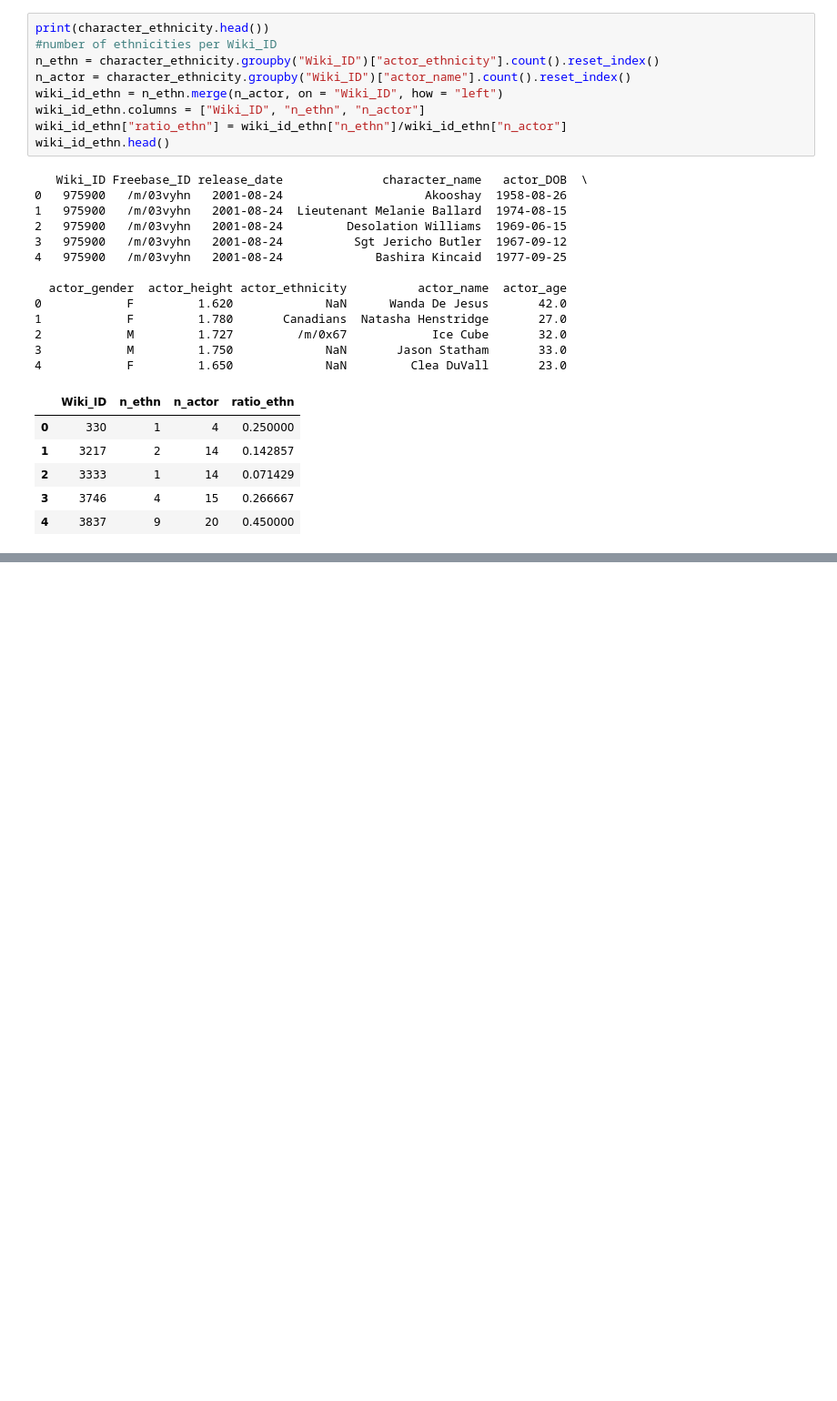
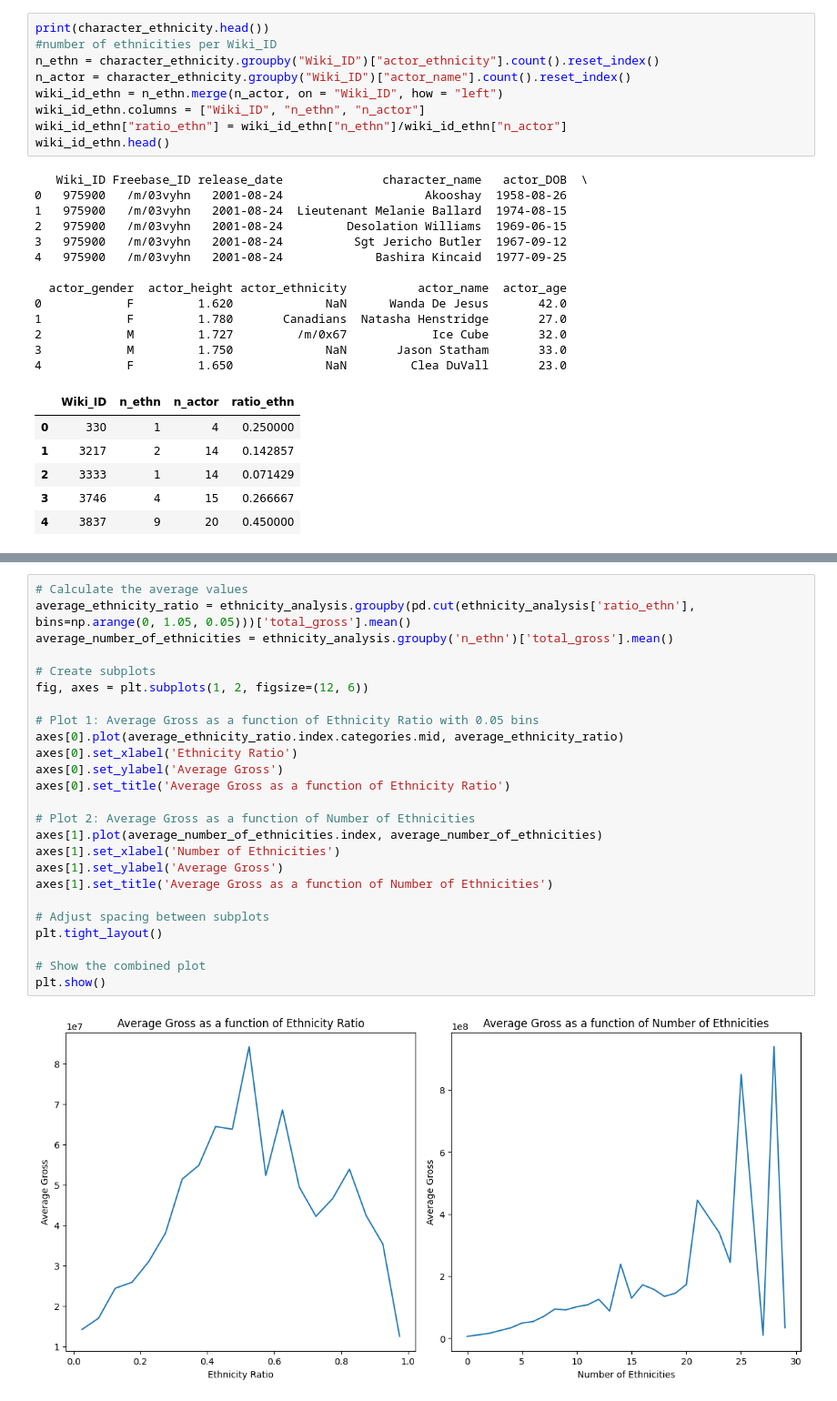
Before and after one commit to epfl-ada/ada-2023-project-nada2023, a Jupyter notebook: notebook.ipynb, the cells around one changed output, grey strips where cells are left out. Shown: that part at 91% size. Drawn from its saved outputs; the diff is of its cells as text; blank space fills up the shorter version.

```diff
--- a/notebook.ipynb
+++ b/notebook.ipynb
@@ -686,0 +720,27 @@ wiki_id_ethn.head()
+# %%
+# Calculate the average values
+average_ethnicity_ratio = ethnicity_analysis.groupby(pd.cut(ethnicity_analysis['ratio_ethn'], bins=np.arange(0, 1.05, 0.05)))['total_gross'].mean()
+average_number_of_ethnicities = ethnicity_analysis.groupby('n_ethn')['total_gross'].mean()
+
+# Create subplots
+fig, axes = plt.subplots(1, 2, figsize=(12, 6))
+
+# Plot 1: Average Gross as a function of Ethnicity Ratio with 0.05 bins
+axes[0].plot(average_ethnicity_ratio.index.categories.mid, average_ethnicity_ratio)
+axes[0].set_xlabel('Ethnicity Ratio')
+axes[0].set_ylabel('Average Gross')
+axes[0].set_title('Average Gross as a function of Ethnicity Ratio')
+
+# Plot 2: Average Gross as a function of Number of Ethnicities
+axes[1].plot(average_number_of_ethnicities.index, average_number_of_ethnicities)
+axes[1].set_xlabel('Number of Ethnicities')
+axes[1].set_ylabel('Average Gross')
+axes[1].set_title('Average Gross as a function of Number of Ethnicities')
+
+# Adjust spacing between subplots
+plt.tight_layout()
+
+# Show the combined plot
+plt.show()
+# %% [output]
+[figure, added]
```
Also changed, not shown: parts of 5 cells of this notebook.
